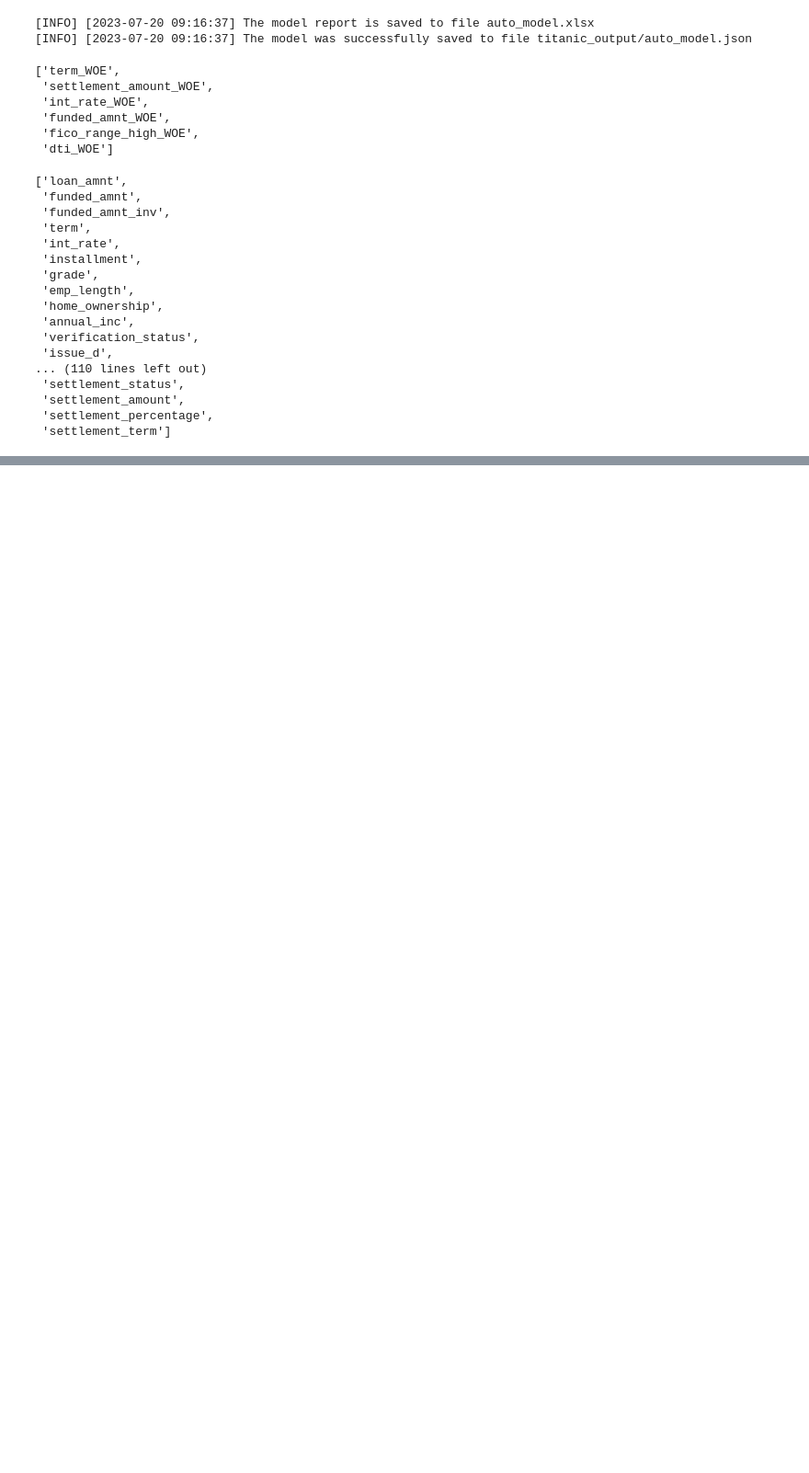
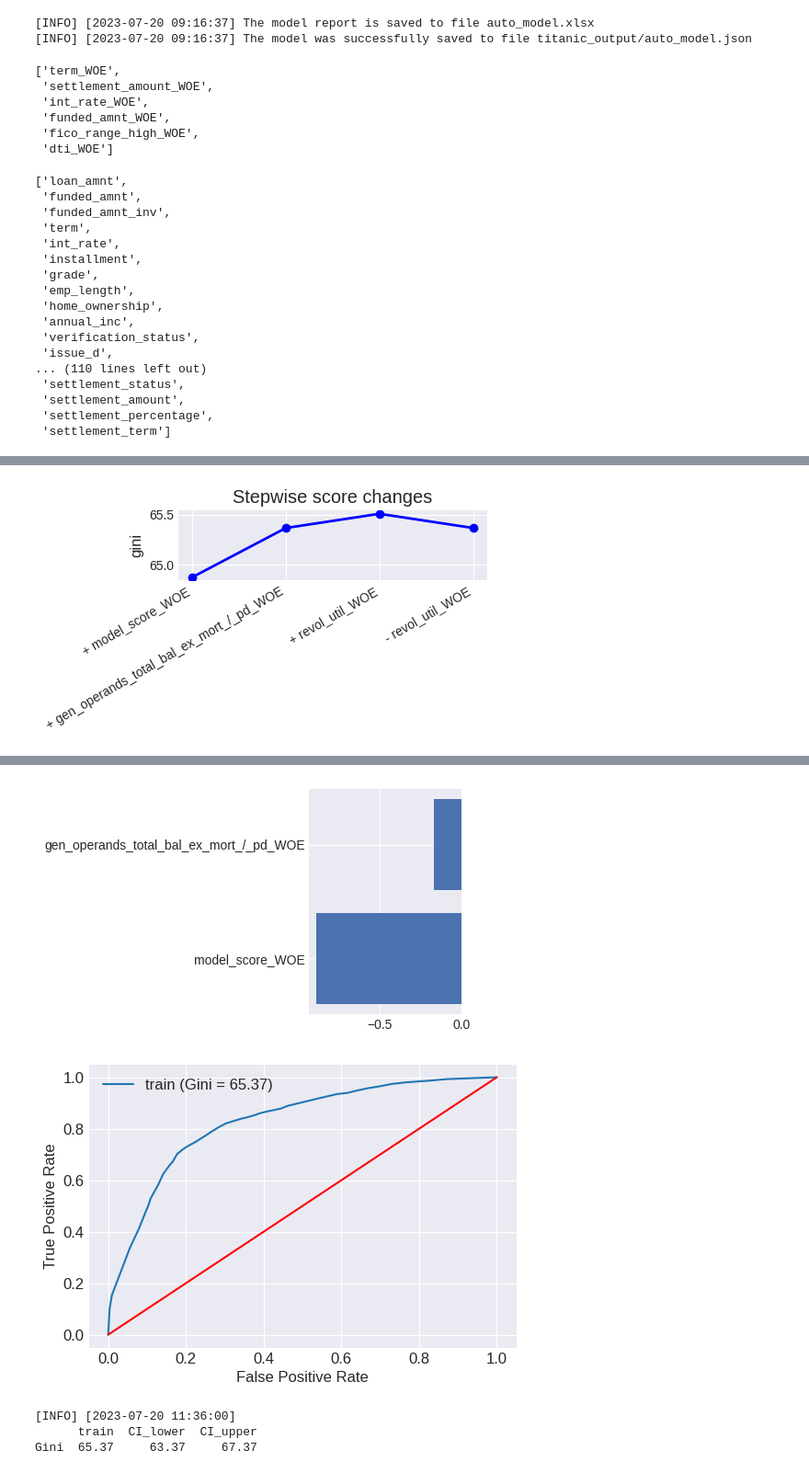
Before and after one commit to kirill-kozlitin/VTB, a Jupyter notebook: check_autologreg.ipynb, the cells around one changed output, grey strips where cells are left out. Shown at 92% size. Saved outputs shown, nothing was run; the diff lists cells and outputs as text; code cells hidden in the pictures; blank space fills up the shorter version.

```diff
--- a/check_autologreg.ipynb
+++ b/check_autologreg.ipynb
@@ -187,0 +208,4 @@ ds.features
+# %%
+ds = DataSamples(samples={'train': data}, target='target', result_folder='titanic_output')
+ds.feature_generator(features=None, prebinning=True, chunk_size=10000, gini_threshold=10, operands=True,
+                     lags=True, aggs=None, corr_method='spearman', corr_thres=0.80)
@@ -187,0 +224,7 @@ ds.features
+# %%
+logreg = LogisticRegressionModel(clf=None,            # классификатор модели (должен иметь метод fit() и атрибуты coef_, intercept_). При None выбирается SGDClassifier(alpha=0.001, loss='log', max_iter=100)
+                                 ds=ds,               # Привязанный к модели ДатаСэмпл. Если задан, то он по умолчанию будет использоваться во всех методах
+                                 transformer=None,    # объект класса WOE для предварительной трансформации факторов
+                                 round_digits=3,      # округление коэффициентов до этого кол-ва знаков после запятой
+                                 name='loan',      # название модели
+                                )
@@ -187,0 +233,4 @@ ds.features
+# %%
+logreg.auto_logreg(data=None, target=None, time_column=None, id_column=None, feature_descriptions=None, n_jobs=None,
+                   result_folder='', method='opt', validate=False, out='auto_model.xlsx', save_model='auto_model.json')
+# %% [output]
@@ -187,0 +259 @@ ds.features
+[figure, added]
@@ -187,0 +267,5 @@ ds.features
+[figure, added]
+[figure, added]
+[INFO] [2023-07-20 11:36:00]
+      train  CI_lower  CI_upper
+Gini  65.37     63.37     67.37
```
Also changed, not shown: parts of 5 cells of this notebook.
